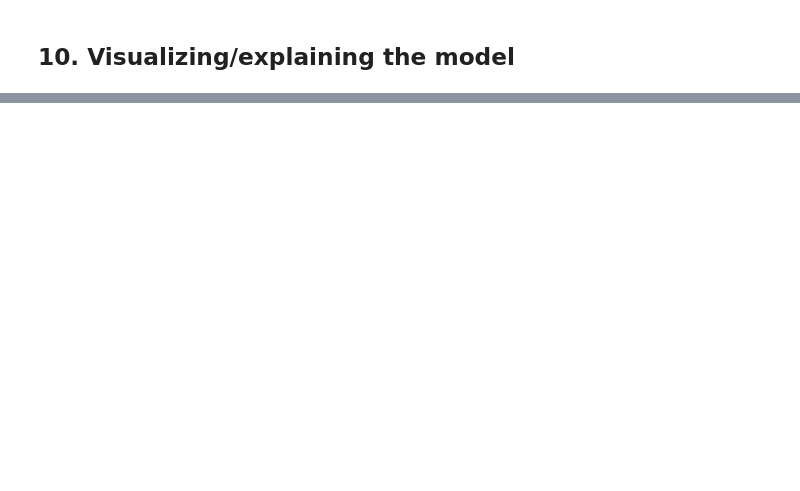
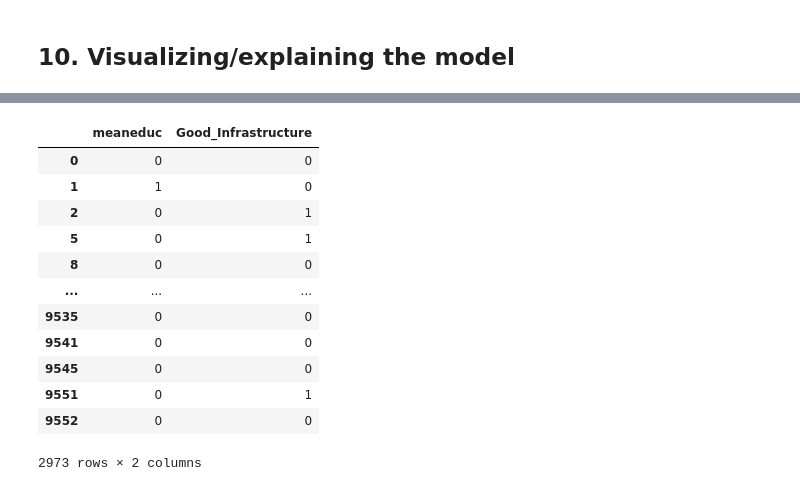
Before and after one commit to RuslanMamedov/Data-Analysis-with-Python, a Jupyter notebook: Poverty level prediction_ Beginer's kernel.ipynb, the cells around one changed output, grey strips where cells are left out. Drawn from its saved outputs; the diff is of its cells as text; code cells hidden in the pictures; blank space fills up the shorter version.

```diff
--- a/Poverty level prediction_ Beginer's kernel.ipynb
+++ b/Poverty level prediction_ Beginer's kernel.ipynb
@@ -759,0 +953,16 @@ g.set_title("Feature importance", fontsize=40)
+# %%
+train_df_copy[["meaneduc", "Good_Infrastructure"]]
+# %% [output]
+|  | meaneduc | Good_Infrastructure |
+| 0 | 0 | 0 |
+| 1 | 1 | 0 |
+| 2 | 0 | 1 |
+| 5 | 0 | 1 |
+| 8 | 0 | 0 |
+| ... | ... | ... |
+| 9535 | 0 | 0 |
+| 9541 | 0 | 0 |
+| 9545 | 0 | 0 |
+| 9551 | 0 | 1 |
+| 9552 | 0 | 0 |
+2973 rows × 2 columns
```
Also changed, not shown: parts of 49 cells of this notebook, 2 other files.
